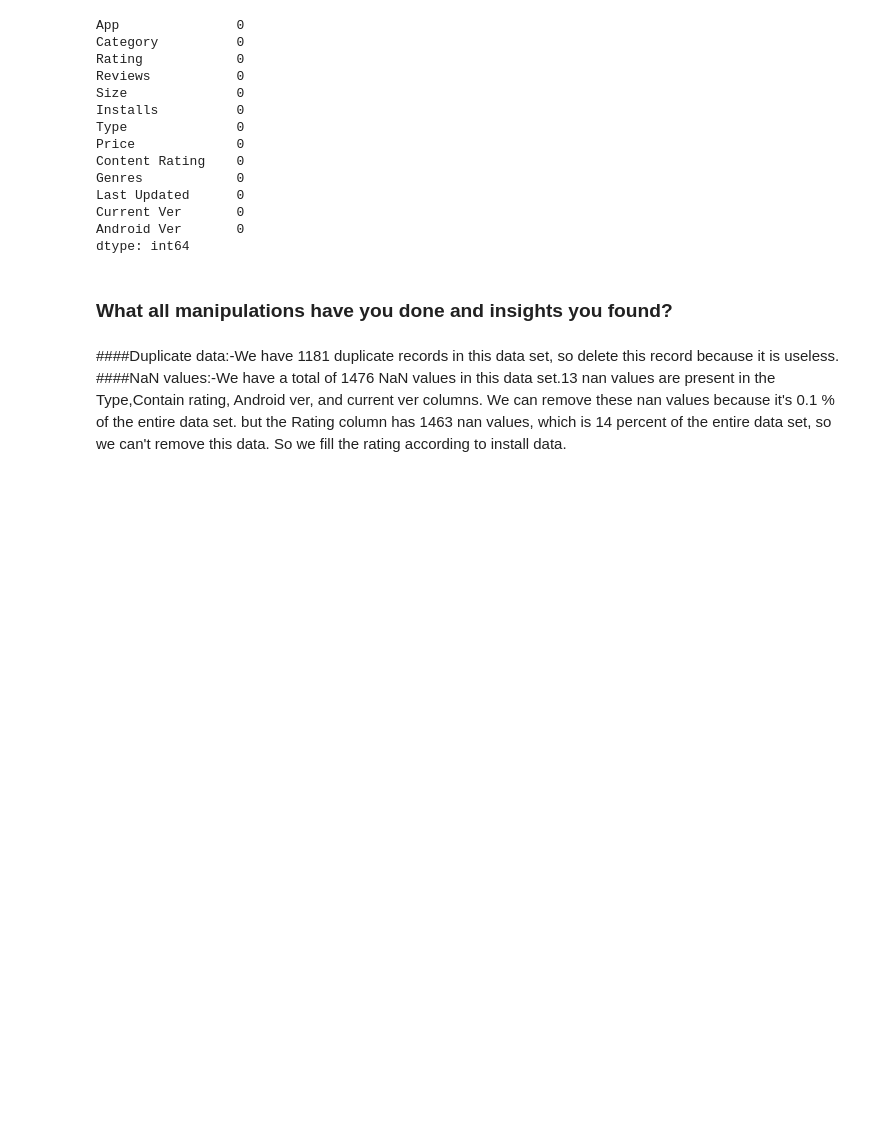
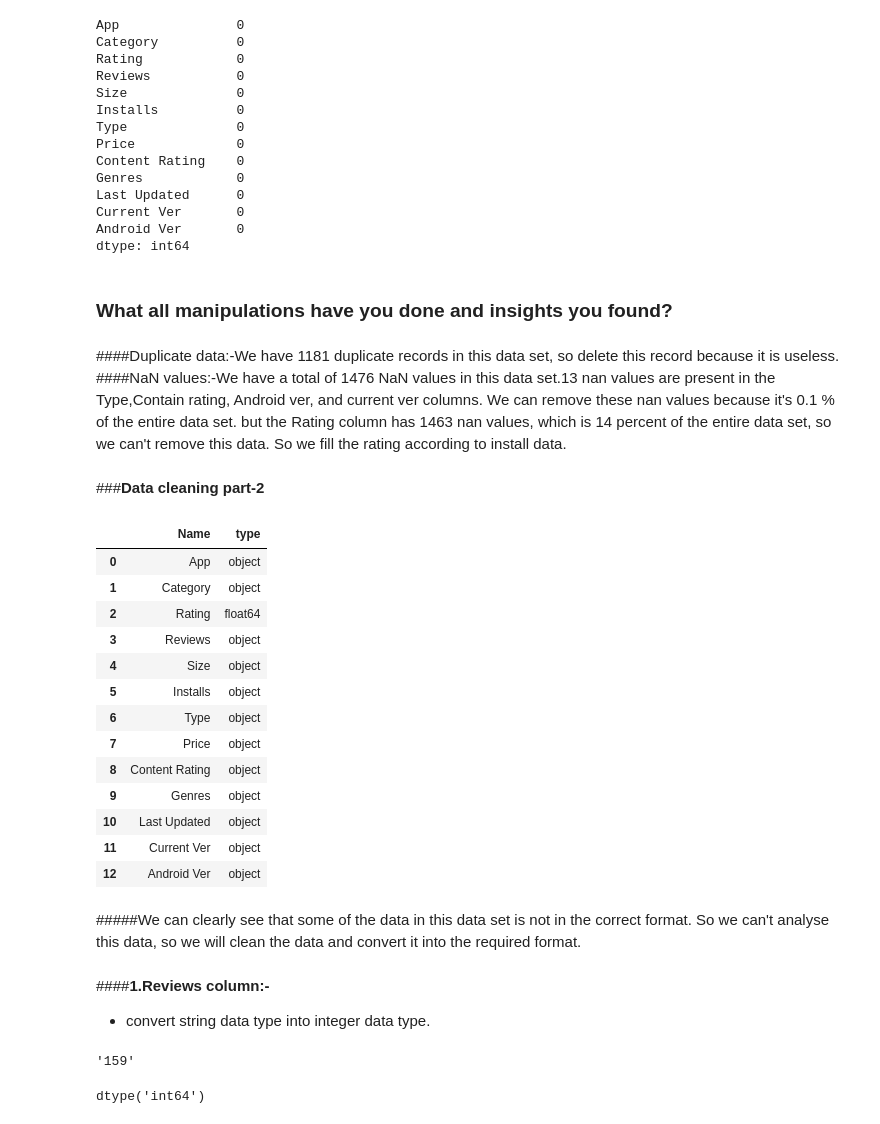
Before and after one commit to Vijaysiraw/Play_store_EDA_project, a Jupyter notebook: Play_Store_Project.ipynb, the cells around one changed output. Drawn from its saved outputs; the diff is of its cells as text; code cells hidden in the pictures; blank space fills up the shorter version.

```diff
--- a/Play_Store_Project.ipynb
+++ b/Play_Store_Project.ipynb
@@ -423,3 +422,33 @@ dtype: int64
 # %% [markdown]
 ####Duplicate data:-We have 1181 duplicate records in this data set, so delete this record because it is useless.
 ####NaN values:-We have a total of 1476 NaN values in this data set.13 nan values are present in the Type,Contain rating, Android ver, and current ver columns. We can remove these nan values because it's 0.1 % of the entire data set. but the Rating column has 1463 nan values, which is 14 percent of the entire data set, so we can't remove this data. So we fill the rating according to install data.
+# %% [markdown]
+###**Data cleaning part-2**
+# %%
+#check data type of each columns
+df.dtypes.reset_index().rename(columns={'index':'Name',0:'type'})
+# %% [output]
+|  | Name | type |
+| 0 | App | object |
+| 1 | Category | object |
+| 2 | Rating | float64 |
+| 3 | Reviews | object |
+| 4 | Size | object |
+| 5 | Installs | object |
+| 6 | Type | object |
+| 7 | Price | object |
+| 8 | Content Rating | object |
+| 9 | Genres | object |
+| 10 | Last Updated | object |
+| 11 | Current Ver | object |
+| 12 | Android Ver | object |
+# %% [markdown]
+#####We can clearly see that some of the data in this data set is not in the correct format. So we can't analyse this data, so we will clean the data and convert it into the required format.
+# %% [markdown]
+####**1.Reviews column:-**
+*   convert string data type into integer data type.
+# %%
+#checking data type in review column
+df.loc[0,'Reviews']
+# %% [output]
+'159'
@@ -425,0 +458,5 @@ dtype: int64
+# %%
+#check data type
+df['Reviews'].dtypes
+# %% [output]
+dtype('int64')
```
Also changed, not shown: parts of 18 cells of this notebook.
